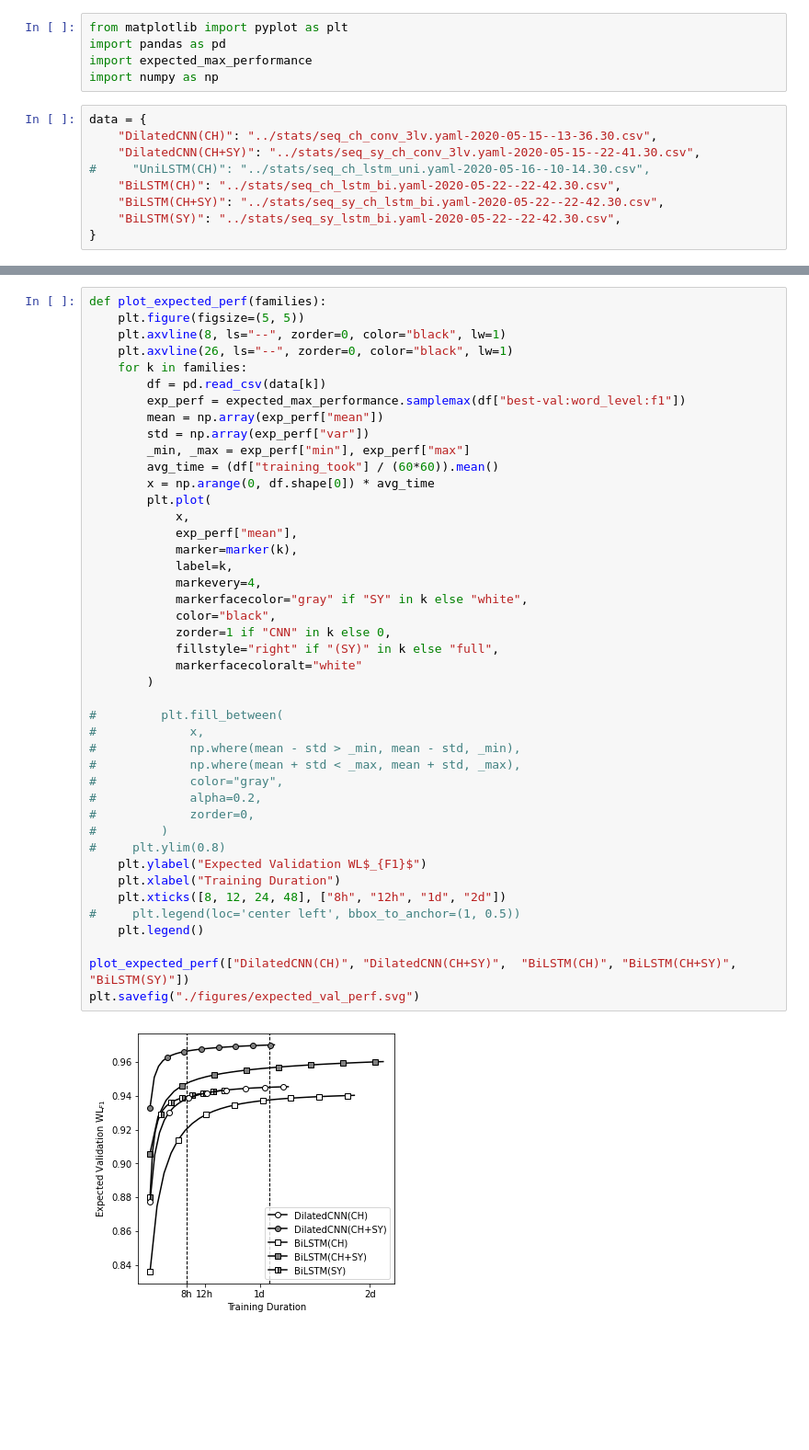
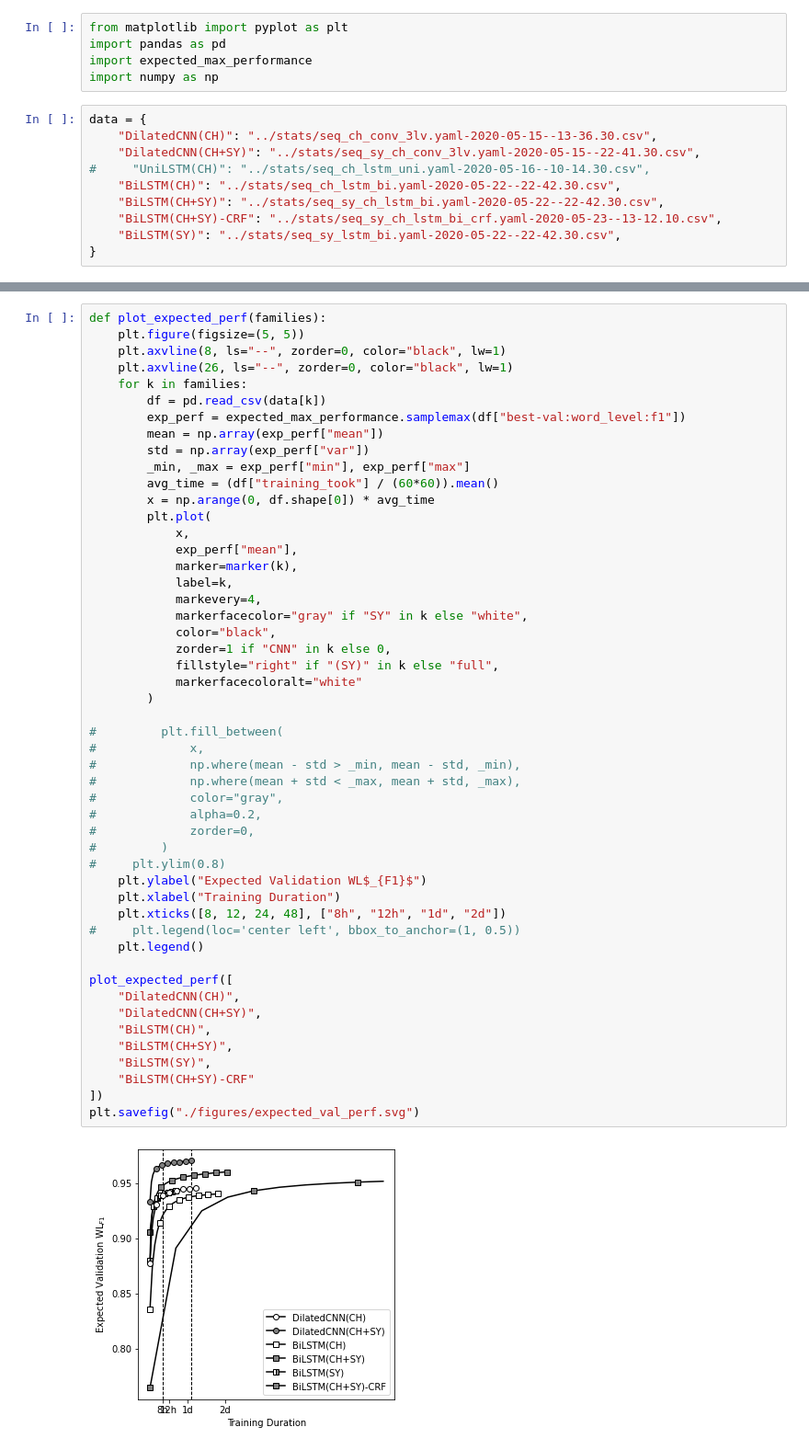
Before and after one commit to p16i/Syllable-based-Neural-Thai-Word-Segmentation, a Jupyter notebook: notebooks/viz-plot-hyperopt-results.ipynb, the cells around one changed output, grey strips where cells are left out. Shown at 92% size. Cells and saved outputs as stored; diff of their text form; blank space fills up the shorter version.

```diff
--- a/notebooks/viz-plot-hyperopt-results.ipynb
+++ b/notebooks/viz-plot-hyperopt-results.ipynb
@@ -10,6 +10,7 @@ data = {
 #     "UniLSTM(CH)": "../stats/seq_ch_lstm_uni.yaml-2020-05-16--10-14.30.csv",
     "BiLSTM(CH)": "../stats/seq_ch_lstm_bi.yaml-2020-05-22--22-42.30.csv",
     "BiLSTM(CH+SY)": "../stats/seq_sy_ch_lstm_bi.yaml-2020-05-22--22-42.30.csv",
+    "BiLSTM(CH+SY)-CRF": "../stats/seq_sy_ch_lstm_bi_crf.yaml-2020-05-23--13-12.10.csv",
     "BiLSTM(SY)": "../stats/seq_sy_lstm_bi.yaml-2020-05-22--22-42.30.csv",
 }
 # %%
@@ -98,32 +106,39 @@ def plot_expected_perf(families):
         plt.plot(
             x,
             exp_perf["mean"],
             marker=marker(k),
             label=k,
             markevery=4,
             markerfacecolor="gray" if "SY" in k else "white",
             color="black",
             zorder=1 if "CNN" in k else 0,
             fillstyle="right" if "(SY)" in k else "full",
             markerfacecoloralt="white"
         )
 
 #         plt.fill_between(
 #             x,
 #             np.where(mean - std > _min, mean - std, _min),
 #             np.where(mean + std < _max, mean + std, _max),
 #             color="gray",
 #             alpha=0.2,
 #             zorder=0,
 #         )
 #     plt.ylim(0.8)
     plt.ylabel("Expected Validation WL$_{F1}$")
     plt.xlabel("Training Duration")
     plt.xticks([8, 12, 24, 48], ["8h", "12h", "1d", "2d"])
 #     plt.legend(loc='center left', bbox_to_anchor=(1, 0.5))
     plt.legend()
 
-plot_expected_perf(["DilatedCNN(CH)", "DilatedCNN(CH+SY)",  "BiLSTM(CH)", "BiLSTM(CH+SY)", "BiLSTM(SY)"])
+plot_expected_perf([
+    "DilatedCNN(CH)",
+    "DilatedCNN(CH+SY)",
+    "BiLSTM(CH)",
+    "BiLSTM(CH+SY)",
+    "BiLSTM(SY)",
+    "BiLSTM(CH+SY)-CRF"
+])
 plt.savefig("./figures/expected_val_perf.svg")
 # %% [output]
-[figure, old version]
+[figure, new version]
```
Also changed, not shown: parts of 1 cell of this notebook, 1 other file.
